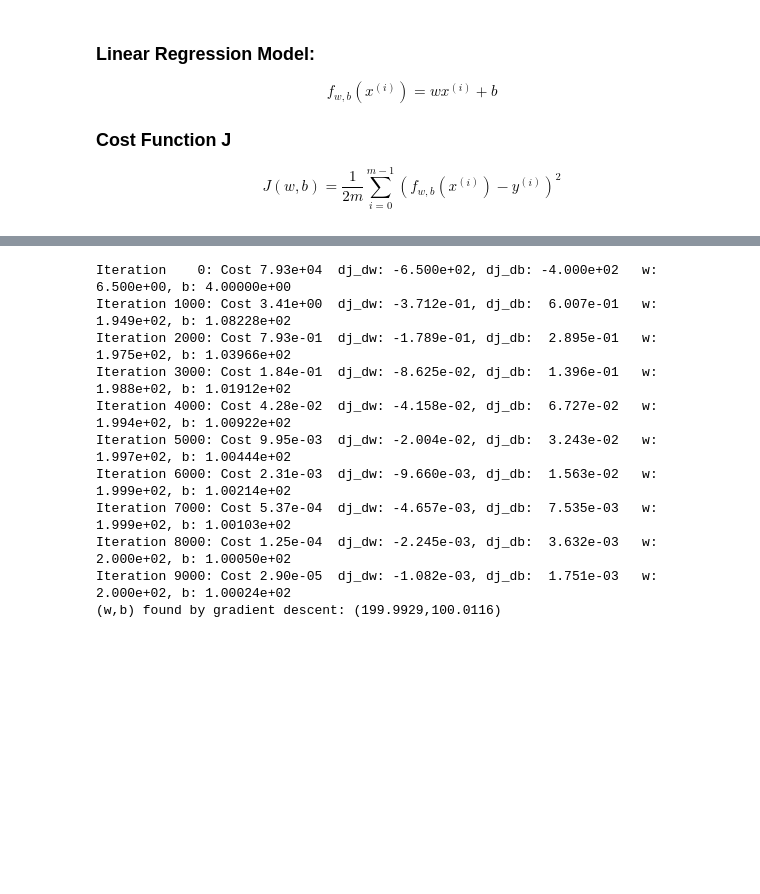
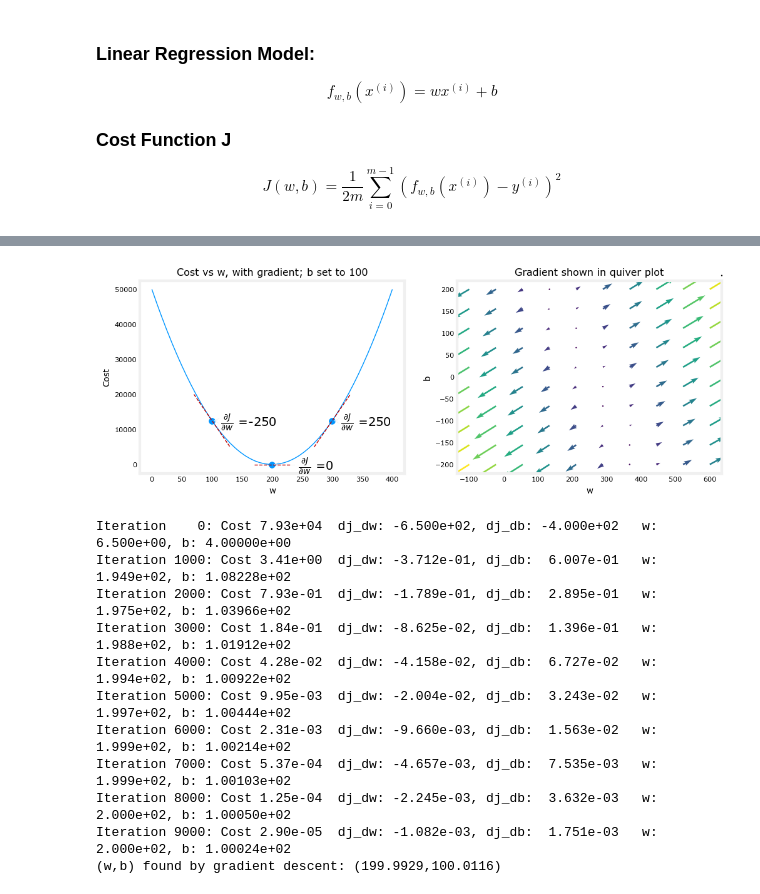
Before and after one commit to Rooneyish/Supervised-Learning, a Jupyter notebook: C1_W!_Lab04_Gradient_Descent_Soln.ipynb, the cells around one changed output, grey strips where cells are left out. Cells and saved outputs as stored; diff of their text form; code cells hidden in the pictures; blank space fills up the shorter version.

```diff
--- a/C1_W!_Lab04_Gradient_Descent_Soln.ipynb
+++ b/C1_W!_Lab04_Gradient_Descent_Soln.ipynb
@@ -46,6 +59,11 @@ def compute_gradient(x,y,w,b):
     dj_db = dj_db / m
 
     return dj_dw, dj_db
+# %%
+plt_gradients(x_train,y_train, compute_cost, compute_gradient)
+plt.show()
+# %% [output]
+[figure, added]
 # %%
 def gradient_descent(x, y, w_in, b_in, alpha, num_iters, cost_function, gradient_function):
     J_history=[]
```
Also changed, not shown: parts of 11 cells of this notebook, 5 other files.
